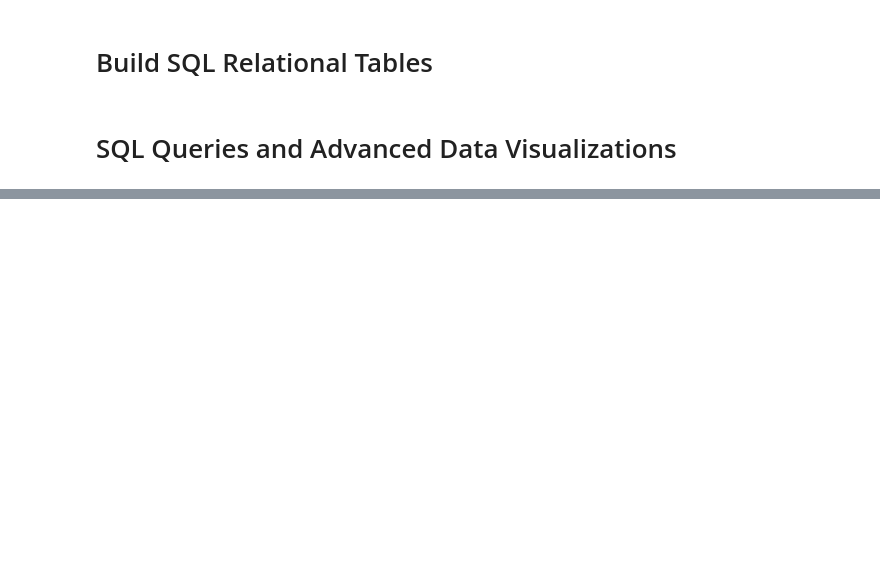
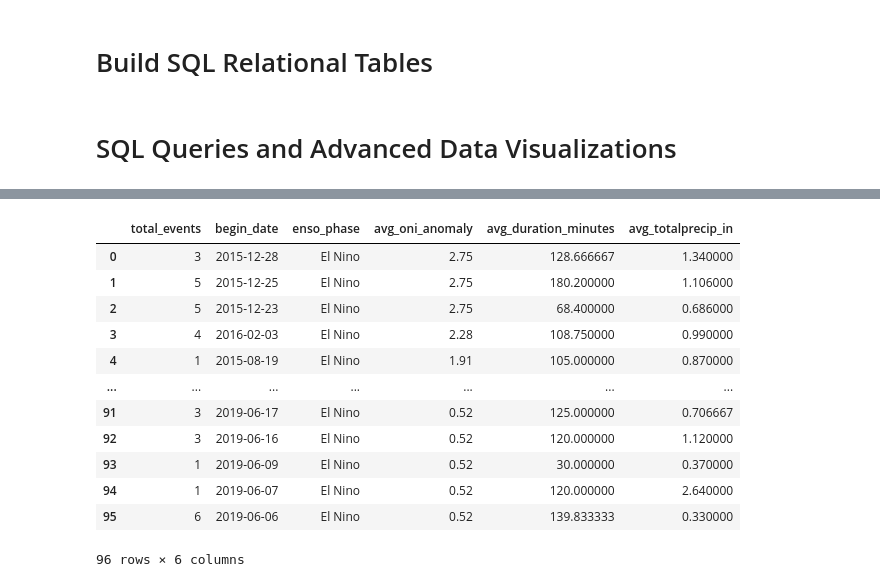
Before and after one commit to ashleyadehart/flash_floods_ky_2015_2025, a Jupyter notebook: notebooks/flash_floods_ky_2015_2025.ipynb, the cells around one changed output, grey strips where cells are left out. Cells and saved outputs as stored; diff of their text form; code cells hidden in the pictures; blank space fills up the shorter version.

```diff
--- a/notebooks/flash_floods_ky_2015_2025.ipynb
+++ b/notebooks/flash_floods_ky_2015_2025.ipynb
@@ -978,2 +1757,34 @@ result12
+# %%
+# Write a SQL query that examines patterns between flash flooding events, EL Nino anomalies, average flash flooding event duration, and average total precipitation
+query13 = """ SELECT
+    COUNT(e.event_id) AS total_events,
+    e.begin_date,
+    o.enso_phase,
+    AVG(o.oni_anomaly) AS avg_oni_anomaly,
+    AVG(e.duration_minutes) AS avg_duration_minutes,
+    AVG(w.totalprecip_in) AS avg_totalprecip_in
+FROM event_info e
+JOIN oni_data o ON e.event_id = o.event_id
+JOIN weather_conditions w ON o.event_id = w.event_id
+WHERE o.enso_phase = "El Nino"
+GROUP BY e.begin_date
+ORDER BY avg_oni_anomaly DESC;
+"""
+result13 = pd.read_sql(query13, conn)
+result13
+# %% [output]
+|  | total_events | begin_date | enso_phase | avg_oni_anomaly | avg_duration_minutes | avg_totalprecip_in |
+| 0 | 3 | 2015-12-28 | El Nino | 2.75 | 128.666667 | 1.340000 |
+| 1 | 5 | 2015-12-25 | El Nino | 2.75 | 180.200000 | 1.106000 |
+| 2 | 5 | 2015-12-23 | El Nino | 2.75 | 68.400000 | 0.686000 |
+| 3 | 4 | 2016-02-03 | El Nino | 2.28 | 108.750000 | 0.990000 |
+| 4 | 1 | 2015-08-19 | El Nino | 1.91 | 105.000000 | 0.870000 |
+| ... | ... | ... | ... | ... | ... | ... |
+| 91 | 3 | 2019-06-17 | El Nino | 0.52 | 125.000000 | 0.706667 |
+| 92 | 3 | 2019-06-16 | El Nino | 0.52 | 120.000000 | 1.120000 |
+| 93 | 1 | 2019-06-09 | El Nino | 0.52 | 30.000000 | 0.370000 |
+| 94 | 1 | 2019-06-07 | El Nino | 0.52 | 120.000000 | 2.640000 |
+| 95 | 6 | 2019-06-06 | El Nino | 0.52 | 139.833333 | 0.330000 |
+96 rows × 6 columns
 # %%
 conn.close()
```
Also changed, not shown: parts of 65 cells of this notebook, 3 other files.
